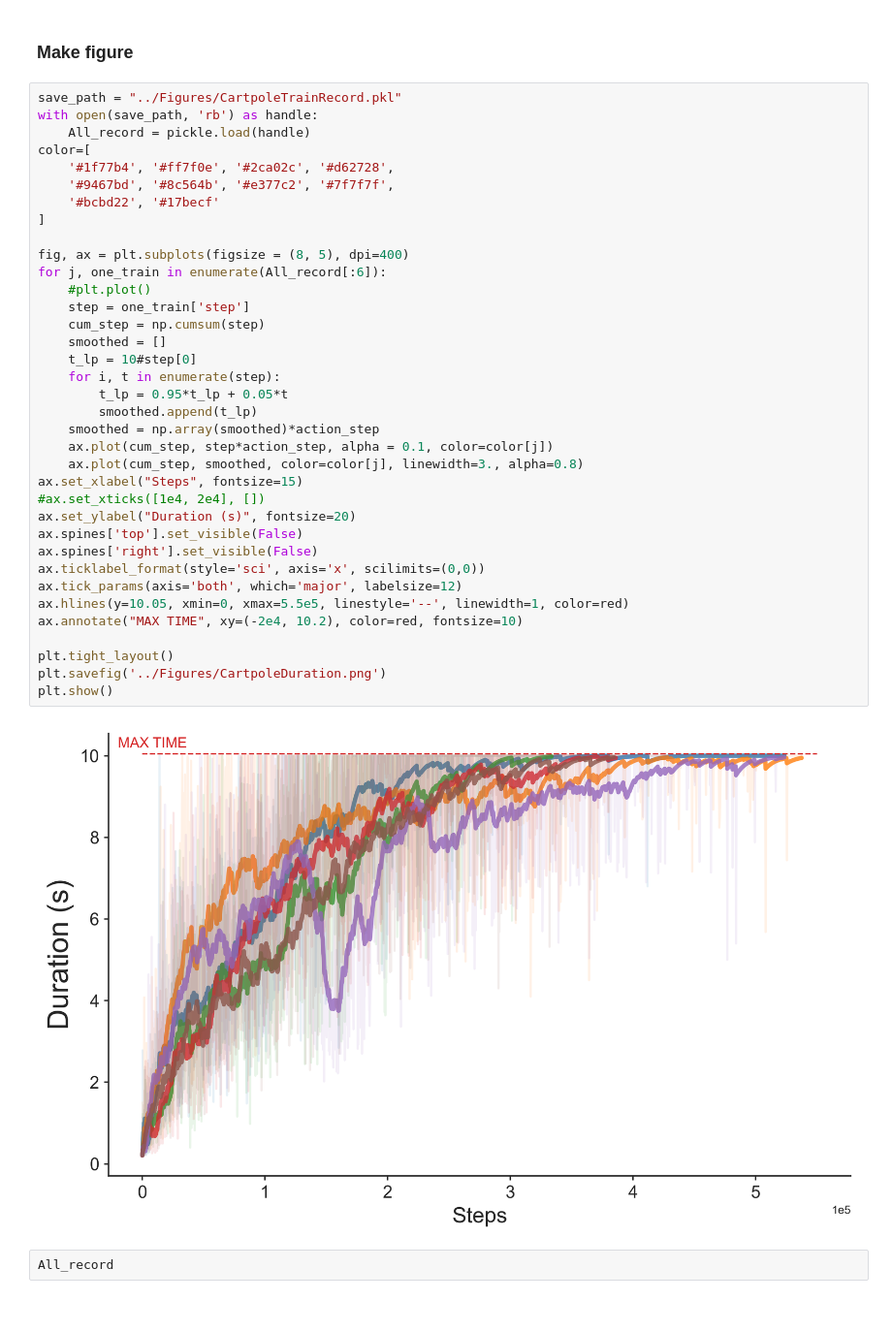
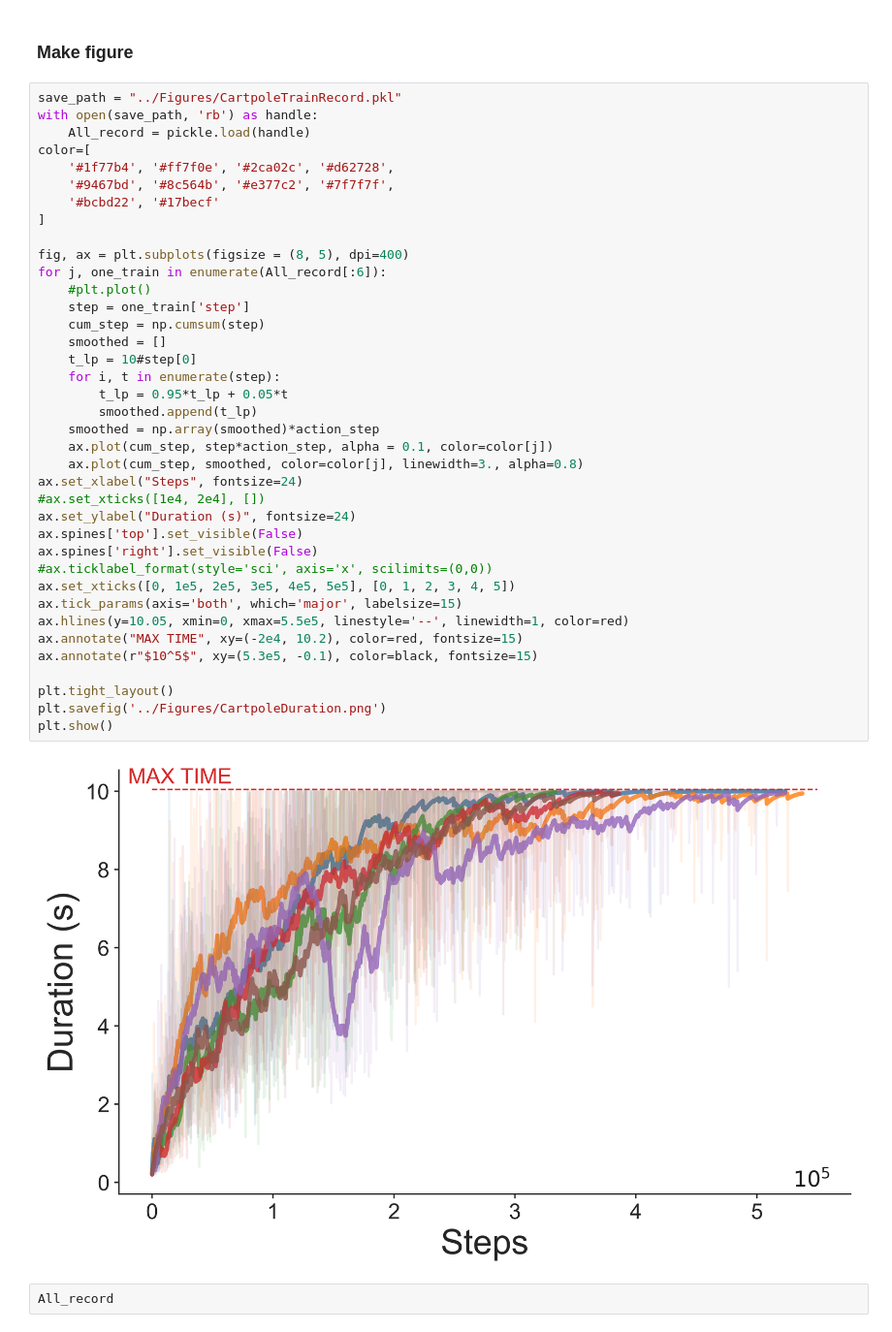
Before and after one commit to Baskin-LIU/Kernel-Propagation, a Jupyter notebook: Experiments/AdaptiveRL.ipynb, the cells around one changed output. Shown at 97% size. Saved outputs shown, nothing was run; the diff lists cells and outputs as text.

```diff
--- a/Experiments/AdaptiveRL.ipynb
+++ b/Experiments/AdaptiveRL.ipynb
@@ -215,39 +215,41 @@ save_path = "../Figures/CartpoleTrainRecord.pkl"
 with open(save_path, 'rb') as handle:
     All_record = pickle.load(handle)
 color=[
     '#1f77b4', '#ff7f0e', '#2ca02c', '#d62728',
     '#9467bd', '#8c564b', '#e377c2', '#7f7f7f',
     '#bcbd22', '#17becf'
 ]
 
 fig, ax = plt.subplots(figsize = (8, 5), dpi=400)
 for j, one_train in enumerate(All_record[:6]):
     #plt.plot()
     step = one_train['step']
     cum_step = np.cumsum(step)
     smoothed = []
     t_lp = 10#step[0]
     for i, t in enumerate(step):
         t_lp = 0.95*t_lp + 0.05*t
         smoothed.append(t_lp)
     smoothed = np.array(smoothed)*action_step
     ax.plot(cum_step, step*action_step, alpha = 0.1, color=color[j])
     ax.plot(cum_step, smoothed, color=color[j], linewidth=3., alpha=0.8)
-ax.set_xlabel("Steps", fontsize=15)
+ax.set_xlabel("Steps", fontsize=24)
 #ax.set_xticks([1e4, 2e4], [])
-ax.set_ylabel("Duration (s)", fontsize=20)
+ax.set_ylabel("Duration (s)", fontsize=24)
 ax.spines['top'].set_visible(False)
 ax.spines['right'].set_visible(False)
-ax.ticklabel_format(style='sci', axis='x', scilimits=(0,0))
-ax.tick_params(axis='both', which='major', labelsize=12)
+#ax.ticklabel_format(style='sci', axis='x', scilimits=(0,0))
+ax.set_xticks([0, 1e5, 2e5, 3e5, 4e5, 5e5], [0, 1, 2, 3, 4, 5])
+ax.tick_params(axis='both', which='major', labelsize=15)
 ax.hlines(y=10.05, xmin=0, xmax=5.5e5, linestyle='--', linewidth=1, color=red)
-ax.annotate("MAX TIME", xy=(-2e4, 10.2), color=red, fontsize=10)
+ax.annotate("MAX TIME", xy=(-2e4, 10.2), color=red, fontsize=15)
+ax.annotate(r"$10^5$", xy=(5.3e5, -0.1), color=black, fontsize=15)
 
 plt.tight_layout()
 plt.savefig('../Figures/CartpoleDuration.png')
 plt.show()
 # %% [output]
-[figure, old version]
+[figure, new version]
 # %%
 All_record
 # %% [output]
```
Also changed, not shown: parts of 17 cells of this notebook, 20 other files.
